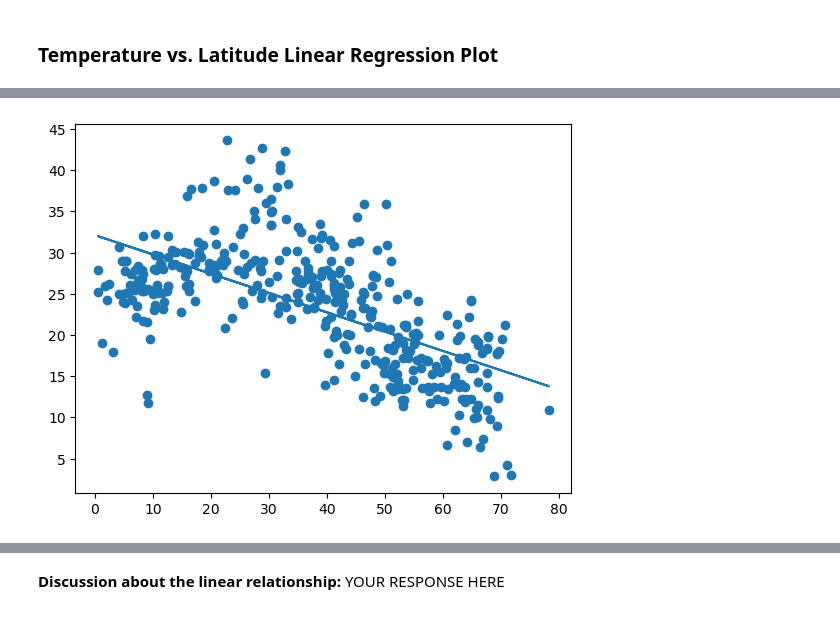
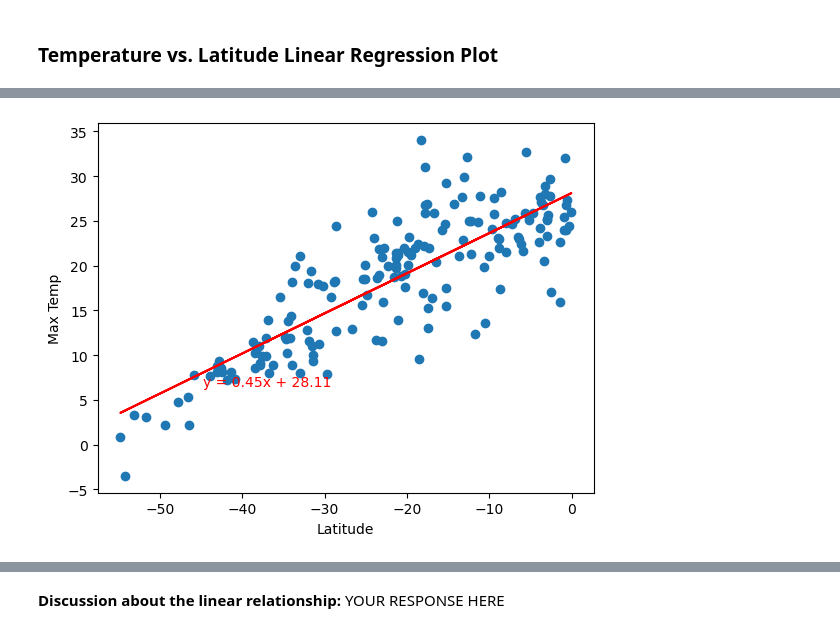
Before and after one commit to dmropp/python-api-challenge, a Jupyter notebook: WeatherPy/WeatherPy.ipynb, the cells around one changed output, grey strips where cells are left out. Cells and saved outputs as stored; diff of their text form; code cells hidden in the pictures.

```diff
--- a/WeatherPy/WeatherPy.ipynb
+++ b/WeatherPy/WeatherPy.ipynb
@@ -274,11 +282,12 @@ def create_lin_regress(x, y):
     corr_slope, corr_int, corr_r, corr_p, corr_std_err = st.linregress(x, y)
     corr_fit = x * corr_slope + corr_int
 
+    line_equation = f"y = {round(corr_slope,2)}x + {round(corr_int,2)}"
+
     plt.scatter(x, y)
-    plt.plot(x, corr_fit)
+    plt.plot(x, corr_fit, color="red", label="label")
 
-
-    #plt.show()
+    plt.annotate(line_equation, xy=((x.min()+10), (y.min()+10)), color="red")
 # %%
 # Create a DataFrame with the Northern Hemisphere data (Latitude >= 0)
 northern_hemi_df = city_data_df.loc[city_data_df["Lat"] >= 0]
@@ -312,10 +340,10 @@ southern_hemi_df.head()
 # %%
-# Linear regression on Northern Hemisphere
+# Linear regression on Southern Hemisphere
+create_lin_regress(southern_hemi_df["Lat"], southern_hemi_df["Max Temp"])
 
-create_lin_regress(northern_hemi_df["Lat"], northern_hemi_df["Max Temp"])
-
-#plt.scatter(northern_hemi_df["Lat"], northern_hemi_df["Max Temp"])
+plt.xlabel("Latitude")
+plt.ylabel("Max Temp")
 
 plt.show()
 # %% [output]
-[figure, old version]
+[figure, new version]
```
Also changed, not shown: parts of 19 cells of this notebook, 5 other files.
